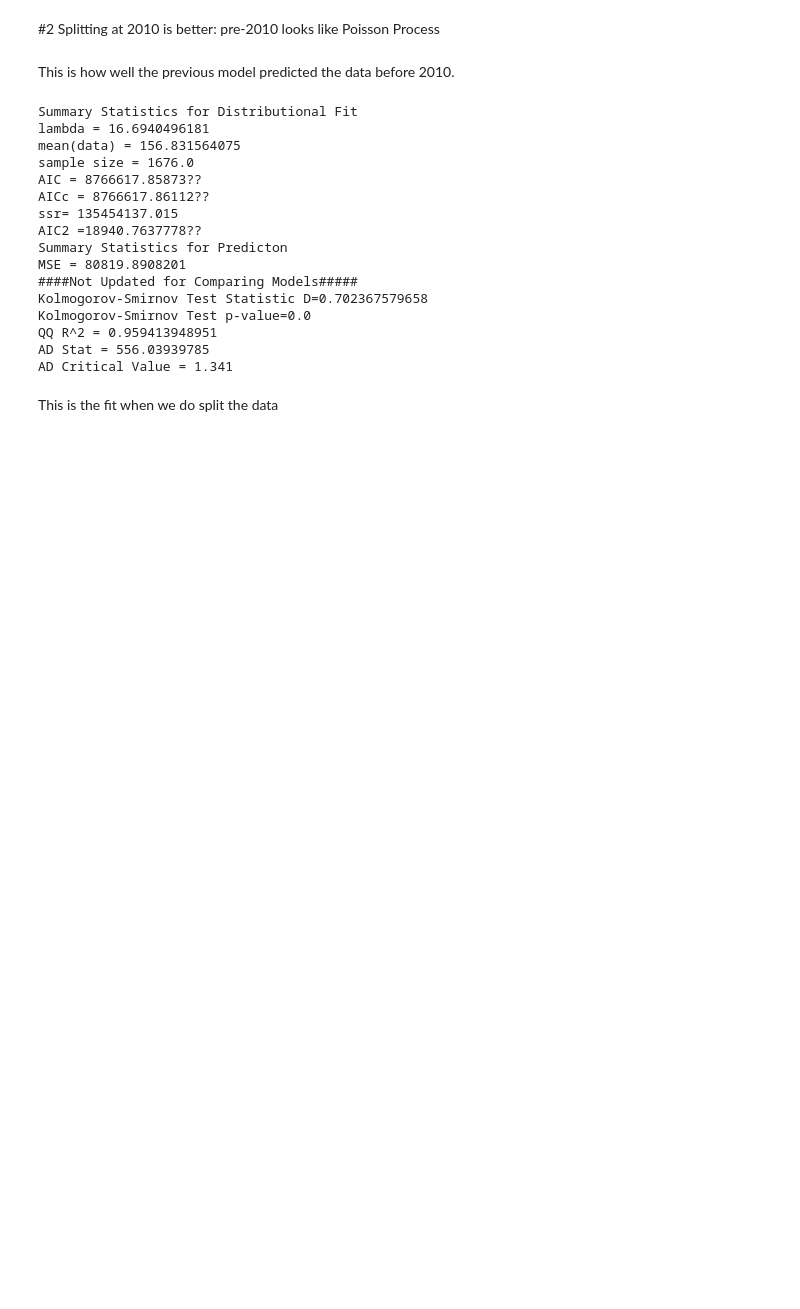
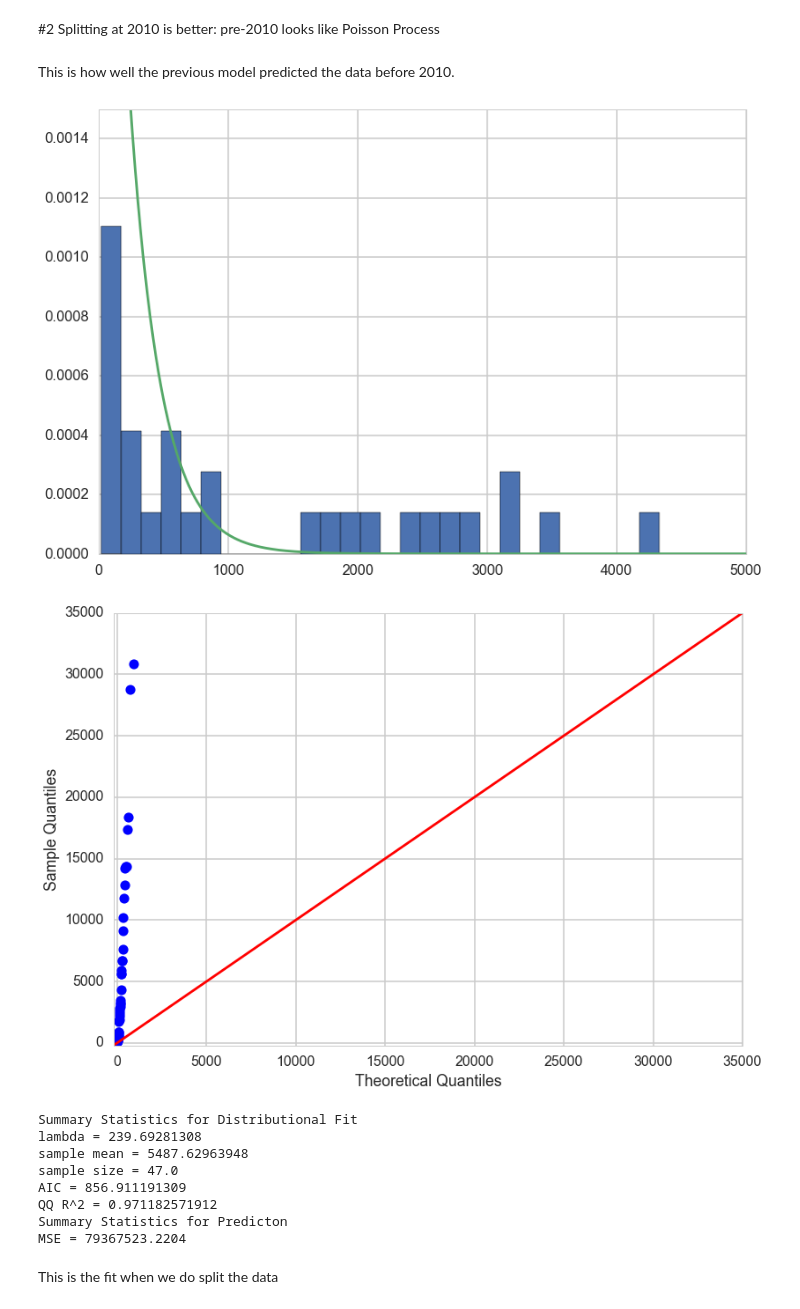
Before and after one commit to tperol/earthquake-clusters, a Jupyter notebook: eric_prefinal.ipynb, the cells around one changed output. Saved outputs shown, nothing was run; the diff lists cells and outputs as text; code cells hidden in the pictures; blank space fills up the shorter version.

```diff
--- a/eric_prefinal.ipynb
+++ b/eric_prefinal.ipynb
@@ -261,24 +249,19 @@ AD Critical Value = 1.341
 #2 Splitting at 2010 is better: pre-2010 looks like Poisson Process
 # %% [markdown]
 This is how well the previous model predicted the data before 2010.
-# %%
-lambd2 = show_expo_fit(eq_df[eq_df.year_float<2010], force_lambd=lambd1, plot=False, k=1.)
-# %% [output]
-Summary Statistics for Distributional Fit
-lambda = 16.6940496181
-mean(data) = 156.831564075
-sample size = 1676.0
-AIC = 8766617.85873??
-AICc = 8766617.86112??
-ssr= 135454137.015
-AIC2 =18940.7637778??
-Summary Statistics for Predicton
-MSE = 80819.8908201
-####Not Updated for Comparing Models#####
-Kolmogorov-Smirnov Test Statistic D=0.702367579658
-Kolmogorov-Smirnov Test p-value=0.0
-QQ R^2 = 0.959413948951
-AD Stat = 556.03939785
-AD Critical Value = 1.341
+# %%
+deltas2 = get_hours_between(eq_df[(eq_df.prefmag>3) & (eq_df.year_float<2010)])
+summary2 = fit_expo(deltas2, plot=True, bins=200, xmax=5000, ymax=0.0015, k=1., force_lambd=summary1[0], summary_stats=True)
+# %% [output]
+[figure, added]
+[figure, added]
+Summary Statistics for Distributional Fit
+lambda = 239.69281308
+sample mean = 5487.62963948
+sample size = 47.0
+AIC = 856.911191309
+QQ R^2 = 0.971182571912
+Summary Statistics for Predicton
+MSE = 79367523.2204
 # %% [markdown]
 This is the fit when we do split the data
```
Also changed, not shown: parts of 6 cells of this notebook.
